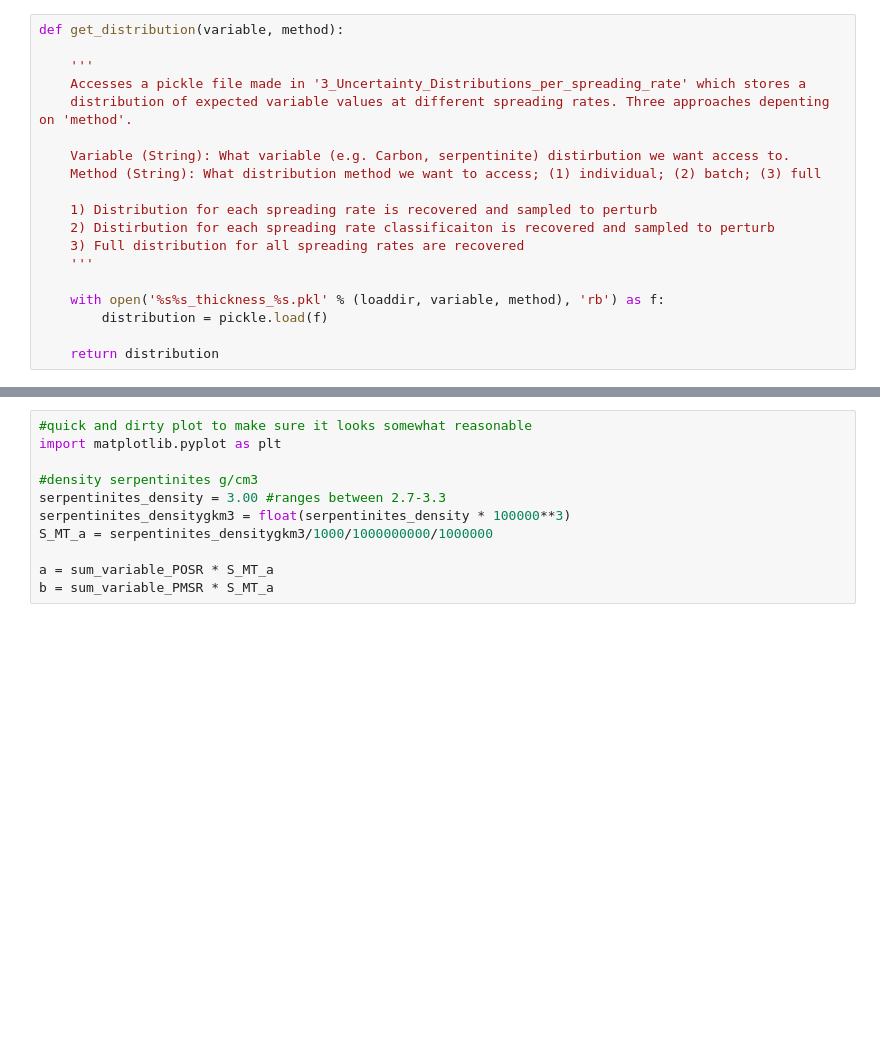
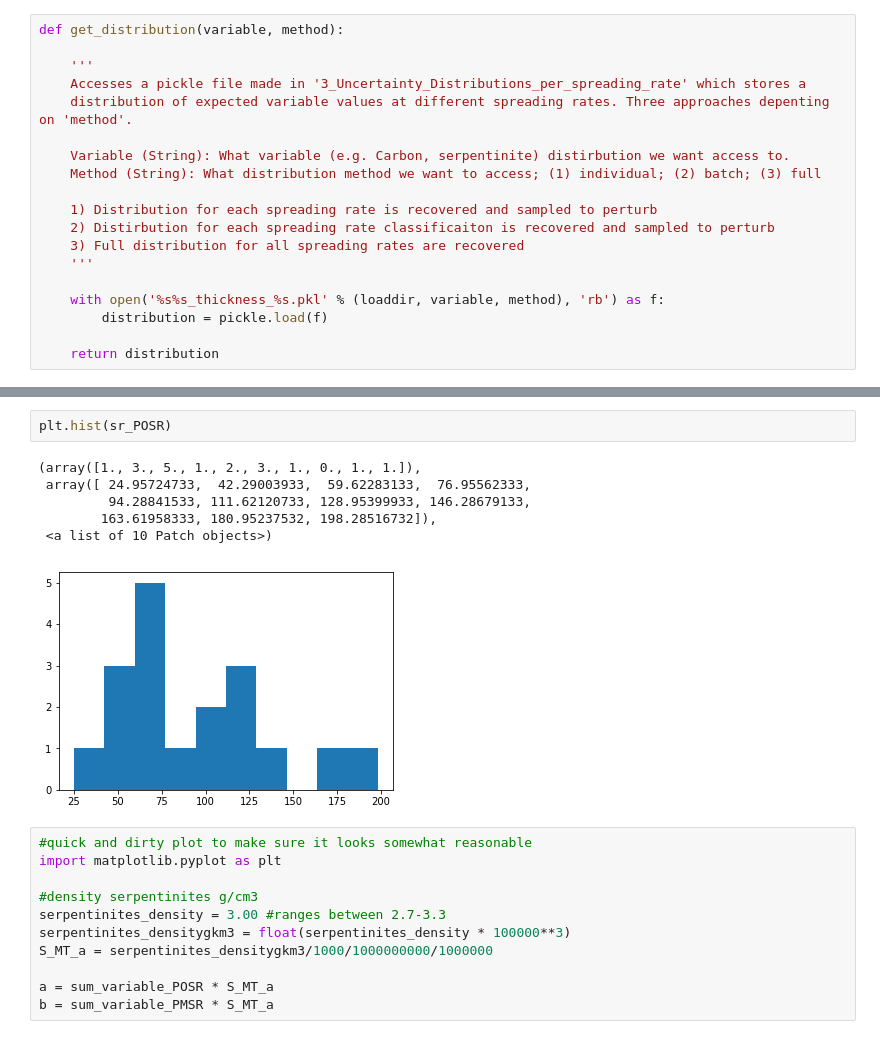
Before and after one commit to amer7632/pyGPlates_examples, a Jupyter notebook: Merdith_2019_Frontiers/8-2_MOR_flux.ipynb, the cells around one changed output, grey strips where cells are left out. Cells and saved outputs as stored; diff of their text form; blank space fills up the shorter version.

```diff
--- a/Merdith_2019_Frontiers/8-2_MOR_flux.ipynb
+++ b/Merdith_2019_Frontiers/8-2_MOR_flux.ipynb
@@ -114,3 +147,12 @@ with open('%s%s_MOR_%s_%s' % (savedir, variable, model_type, uncertainty_method)
+# %%
+plt.hist(sr_POSR)
+# %% [output]
+(array([1., 3., 5., 1., 2., 3., 1., 0., 1., 1.]),
+ array([ 24.95724733,  42.29003933,  59.62283133,  76.95562333,
+         94.28841533, 111.62120733, 128.95399933, 146.28679133,
+        163.61958333, 180.95237532, 198.28516732]),
+ <a list of 10 Patch objects>)
+[figure, added]
 # %%
 #quick and dirty plot to make sure it looks somewhat reasonable
 import matplotlib.pyplot as plt
```
Also changed, not shown: parts of 7 cells of this notebook, 1 other file.
